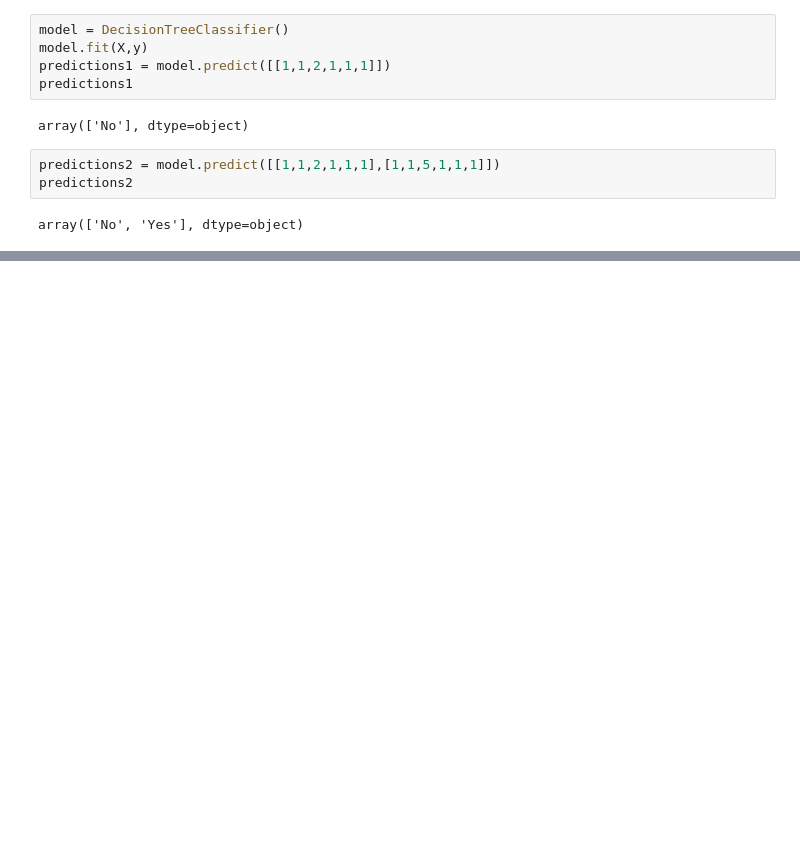
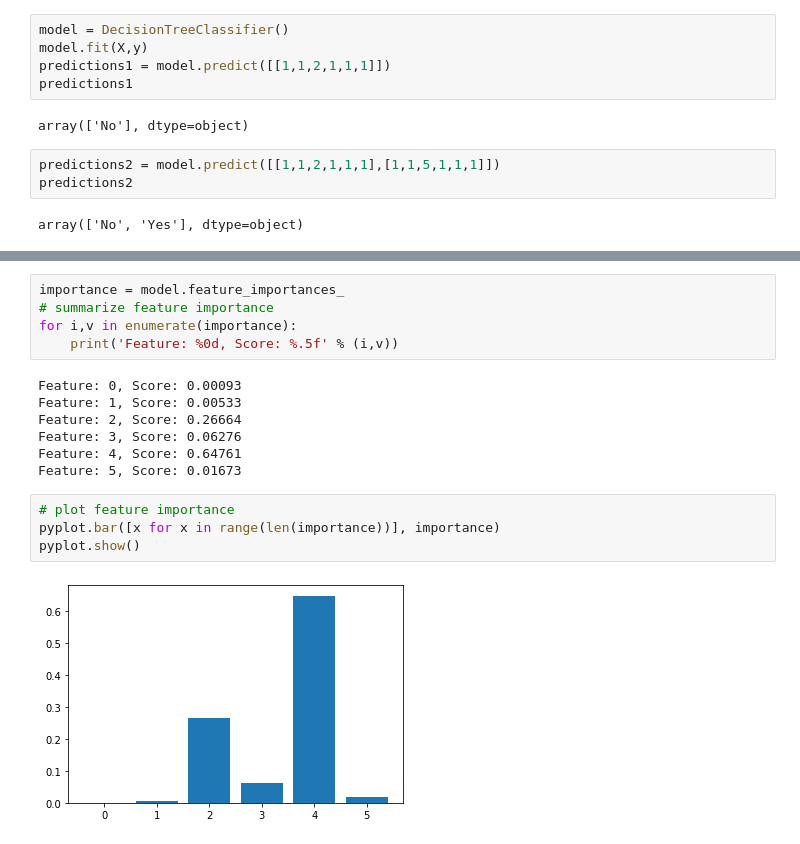
Before and after one commit to gadtardipw/data_science_covid, a Jupyter notebook: covid_data_processing.ipynb, the cells around one changed output, grey strips where cells are left out. Saved outputs shown, nothing was run; the diff lists cells and outputs as text; blank space fills up the shorter version.

Commit message:
added k-fold cross validation, feature importance analysis, and cleaning of markdown sectioning

```diff
--- a/covid_data_processing.ipynb
+++ b/covid_data_processing.ipynb
@@ -306,0 +344,18 @@ score
+# %%
+importance = model.feature_importances_
+# summarize feature importance
+for i,v in enumerate(importance):
+	print('Feature: %0d, Score: %.5f' % (i,v))
+# %% [output]
+Feature: 0, Score: 0.00093
+Feature: 1, Score: 0.00533
+Feature: 2, Score: 0.26664
+Feature: 3, Score: 0.06276
+Feature: 4, Score: 0.64761
+Feature: 5, Score: 0.01673
+# %%
+# plot feature importance
+pyplot.bar([x for x in range(len(importance))], importance)
+pyplot.show()
+# %% [output]
+[figure, added]
```
Also changed, not shown: parts of 17 cells of this notebook.
